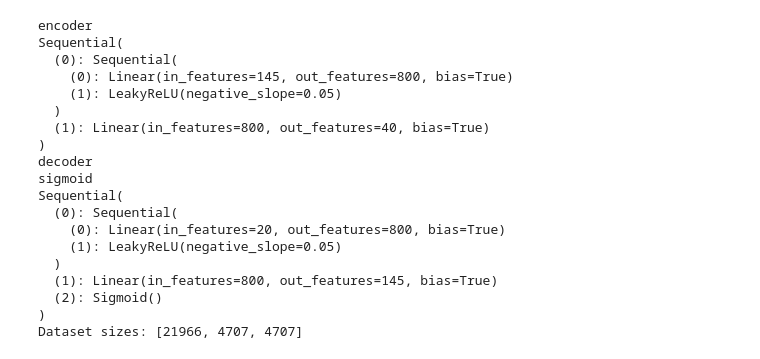
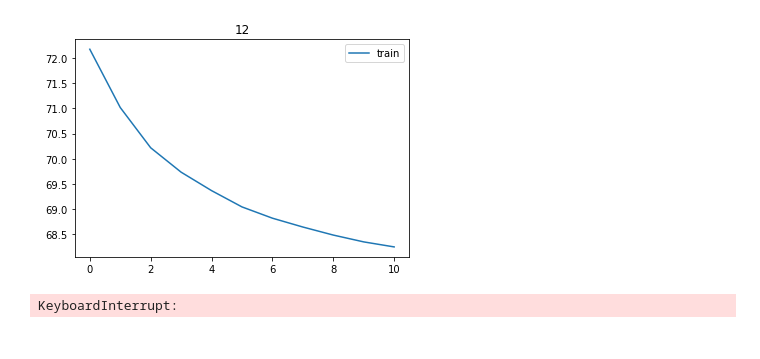
Before and after one commit to LoeveW/ANMC_group3, a Jupyter notebook: autoencoder/VAE.ipynb, the cells around one changed output. Drawn from its saved outputs; the diff is of its cells as text; code cells hidden in the pictures.

```diff
--- a/autoencoder/VAE.ipynb
+++ b/autoencoder/VAE.ipynb
@@ -114,6 +155,8 @@ vae = betaVAE(D_x, D_h, D_z, beta, use_cuda).float()
 lr = 1e-4
 optimizer = torch.optim.Adam(vae.parameters(), lr=lr)
 batch_size = 400
+test = False
+plot_loss = True
 
 # Data :
 ds_proportions_bounds = (.7,.85,1)
@@ -123,7 +166,8 @@ datasets = {}
 datasets['train'] = PresetDataset(data[:int(n_data*ds_proportions_bounds[0])])
 datasets['test'] = PresetDataset(data[int(n_data*ds_proportions_bounds[0]):int(n_data*ds_proportions_bounds[1])])
 datasets['validate'] = PresetDataset(data[int(n_data*ds_proportions_bounds[1]):int(n_data*ds_proportions_bounds[2])])
-print("Dataset sizes: "+str([len(datasets[k]) for k in datasets.keys()]))
+print("Dataset sizes: "+str([k+":"+str(len(datasets[k])) for k in datasets.keys()]))
+
 
 loaders = {k: DataLoader(dataset=datasets[k], batch_size=batch_size, shuffle=True) for k in datasets.keys()}
 
@@ -132,74 +176,65 @@ loaders['save_presets'] = DataLoader(dataset=datasets['save_presets'], batch_siz
 
 
 loss_history = {k:[] for k in ['train','test','validate']}
 
-for epoch in trange(1000, desc="epochs"):
+#for epoch in trange(1000, desc="epochs"):
+for epoch in range(1000):
 
 
     loss_history['train'].append(0)
     loss_history['test'].append(0)
 
     for i, presets in enumerate(loaders['train']):
+
+        optimizer.zero_grad()
+
+        # Load data
         if use_cuda :
             presets = presets.cuda()
         presets = presets.view(-1, D_x).float()
+
+        # Forward + backward + optimize
         out, mu, log_var = vae(presets)
         reconst_loss = F.binary_cross_entropy(out, presets, reduction='sum')
         kl_divergence = torch.sum(0.5 * (mu**2 + torch.exp(log_var) - log_var -1))
         total_loss = reconst_loss + vae.beta * kl_divergence
         loss_history['train'][-1] += total_loss
 
-        optimizer.zero_grad()
+        #
         total_loss.backward()
         optimizer.step()
 
     loss_history['train'][-1] /= i*batch_size
 
 
+    if test:
+        for i, presets in enumerate(loaders['test']):
 
-    for i, presets in enumerate(loaders['test']):
-        if use_cuda :
-            presets = presets.cuda()
-        presets = presets.view(-1, D_x).float()
-        out, mu, log_var = vae(presets)
-        reconst_loss = F.binary_cross_entropy(out, presets, reduction='sum')
-        kl_divergence = torch.sum(0.5 * (mu**2 + torch.exp(log_var) - log_var -1))
-        total_loss = reconst_loss + vae.beta * kl_divergence
-        loss_history['test'][-1] += total_loss
+            # Load data
+            if use_cuda :
+                presets = presets.cuda()
+            presets = presets.view(-1, D_x).float()
 
-    loss_history['test'][-1] /= i*batch_size
+            # Forward
+            out, mu, log_var = vae(presets)
+            reconst_loss = F.binary_cross_entropy(out, presets, reduction='sum')
+            kl_divergence = torch.sum(0.5 * (mu**2 + torch.exp(log_var) - log_var -1))
+            total_loss = reconst_loss + vae.beta * kl_divergence
+            loss_history['test'][-1] += total_loss
 
-#     clear_output()
-#     plt.title(str(epoch))
-#     plt.plot(loss_history['train'][2:], label='train')
-#     plt.plot(loss_history['test'][2:], label='test')
-#     plt.legend()
-#     plt.show()
+        loss_history['test'][-1] /= i*batch_size
 
-#     presets_to_test = np.random.randint(len(presets))
-#     print(presets[presets_to_test])
-#     print(out[presets_to_test])
-#     print('\n')
+    if plot_loss:
+        clear_output()
+        plt.title(str(epoch))
+        plt.plot(loss_history['train'][2:], label='train')
+        if test:
+            plt.plot(loss_history['test'][2:], label='test')
+        plt.legend()
+        plt.show()
 # %% [output]
+[figure, added]
-encoder
-Sequential(
-  (0): Sequential(
-    (0): Linear(in_features=145, out_features=800, bias=True)
-    (1): LeakyReLU(negative_slope=0.05)
-  )
-  (1): Linear(in_features=800, out_features=40, bias=True)
-)
-decoder
-sigmoid
-Sequential(
-  (0): Sequential(
-    (0): Linear(in_features=20, out_features=800, bias=True)
-    (1): LeakyReLU(negative_slope=0.05)
-  )
-  (1): Linear(in_features=800, out_features=145, bias=True)
-  (2): Sigmoid()
-)
-Dataset sizes: [21966, 4707, 4707]
+KeyboardInterrupt:
 # %%
 
 for i, presets in enumerate(loaders['save_presets']):
```
Also changed, not shown: parts of 4 cells of this notebook, 53 other files.
